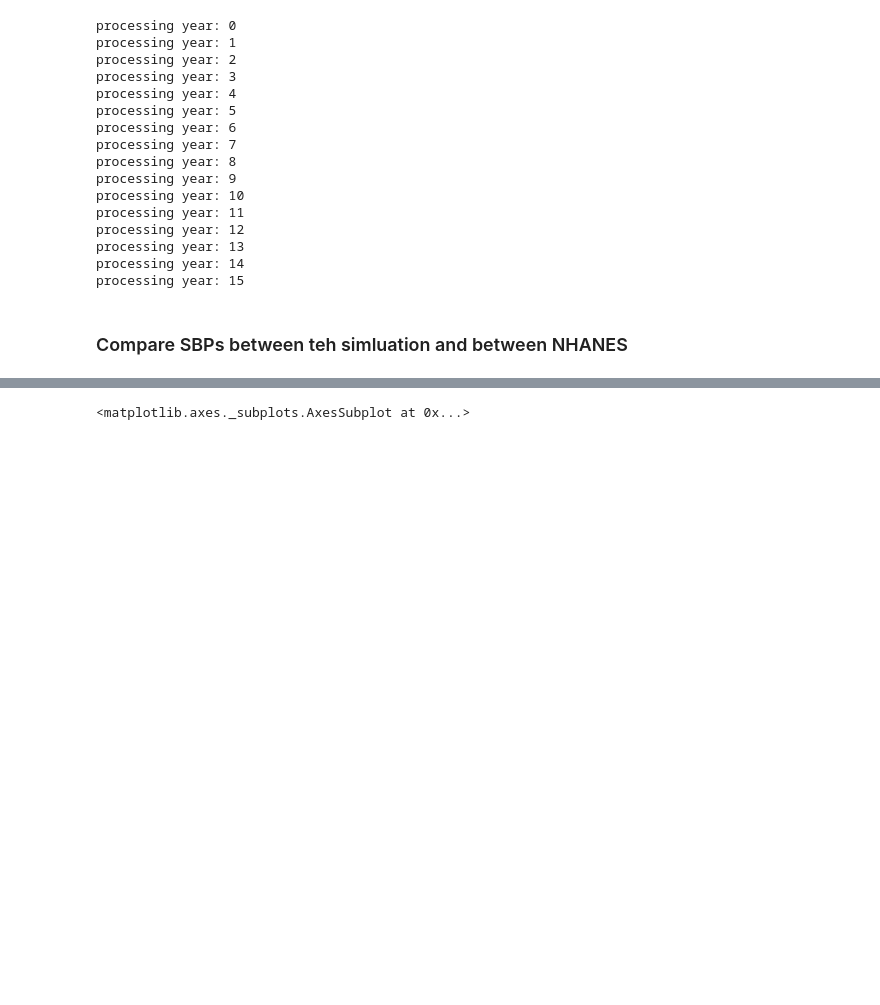
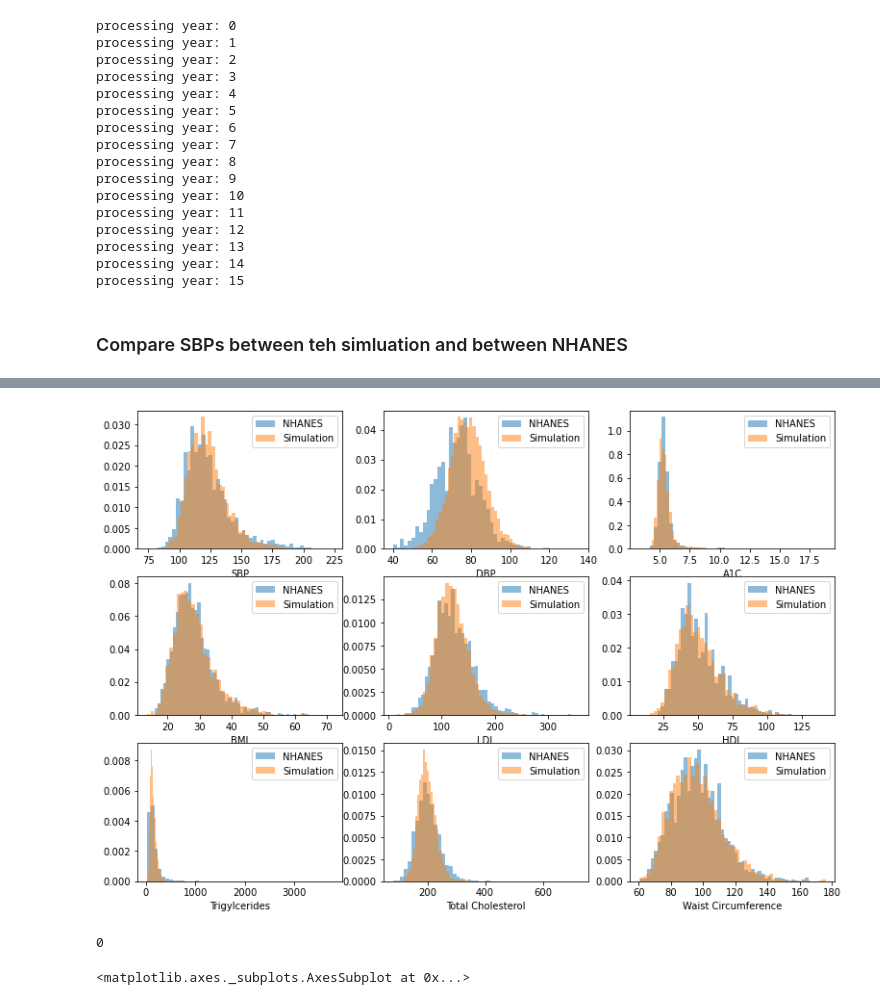
Before and after one commit to jburke5/microsimNHANES, a Jupyter notebook: compareSimulatedRiskFactorsToNHANES.ipynb, the cells around one changed output, grey strips where cells are left out. Cells and saved outputs as stored; diff of their text form; code cells hidden in the pictures; blank space fills up the shorter version.

```diff
--- a/compareSimulatedRiskFactorsToNHANES.ipynb
+++ b/compareSimulatedRiskFactorsToNHANES.ipynb
@@ -326,4 +330,27 @@ dtype: float64
 ... (6 outputs left out)
+# %%
+fig, axs = plt.subplots(3, 3)
+fig.set_size_inches(13, 9)
+
+
+row = 0
+col = 0
+for desc in figureDescriptions:
+    personAttributes = pd.Series([ getattr(person, desc[0])[-1] for person in pop._people if not person.diedBy2015])
+    addHistToAxis(*desc, personAttributes, axs[row, col])
+    if (col+1) % 3 is 0:
+        col=0
+        row+= 1
+    else:
+        col+=1
+
+plt.savefig('compositeRiskFactorHistogram.png')
+# %% [output]
+[figure, added]
+# %%
+3 % 3
+# %% [output]
+0
 # %%
 hists[0]
 # %% [output]
```
Also changed, not shown: parts of 3 cells of this notebook, 2 other files.
